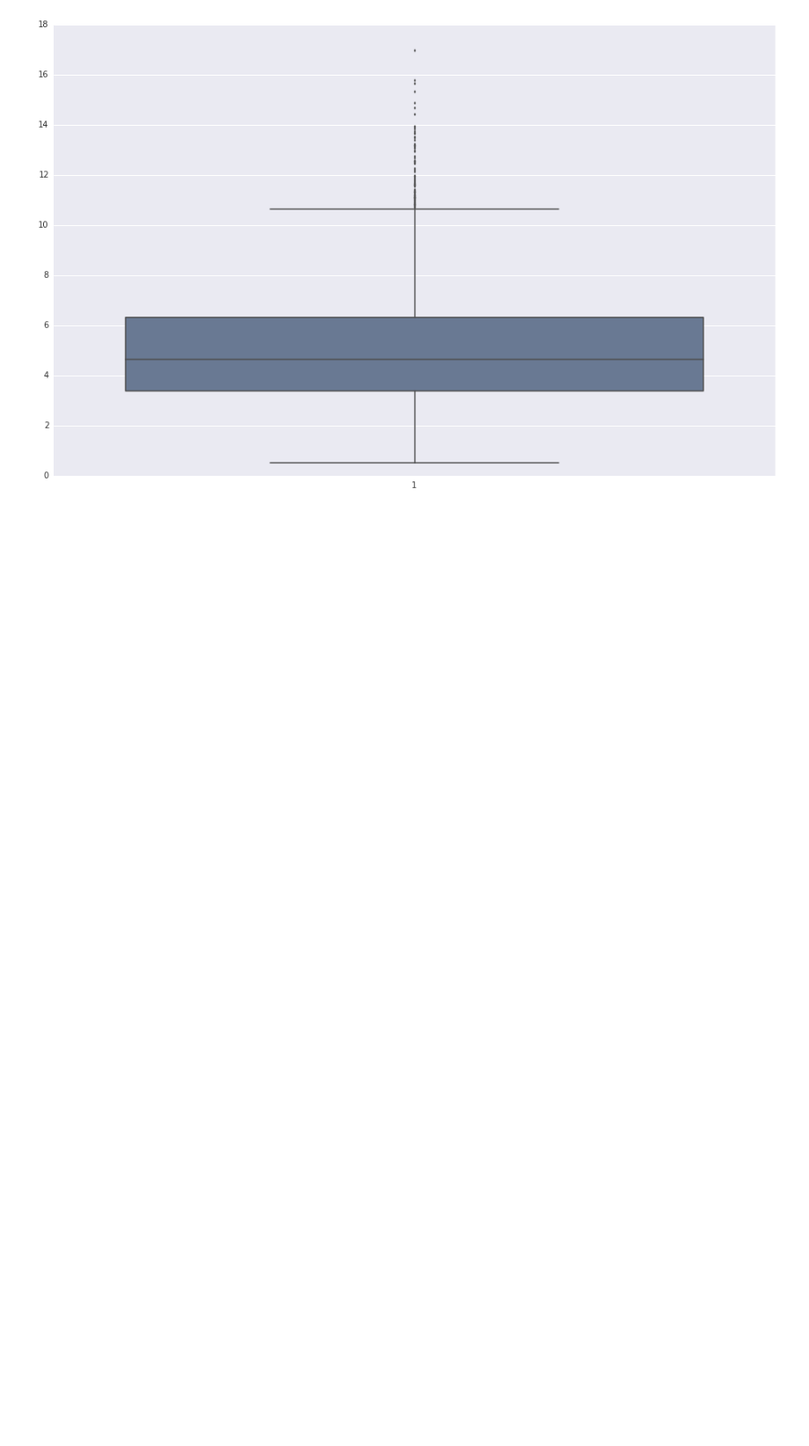
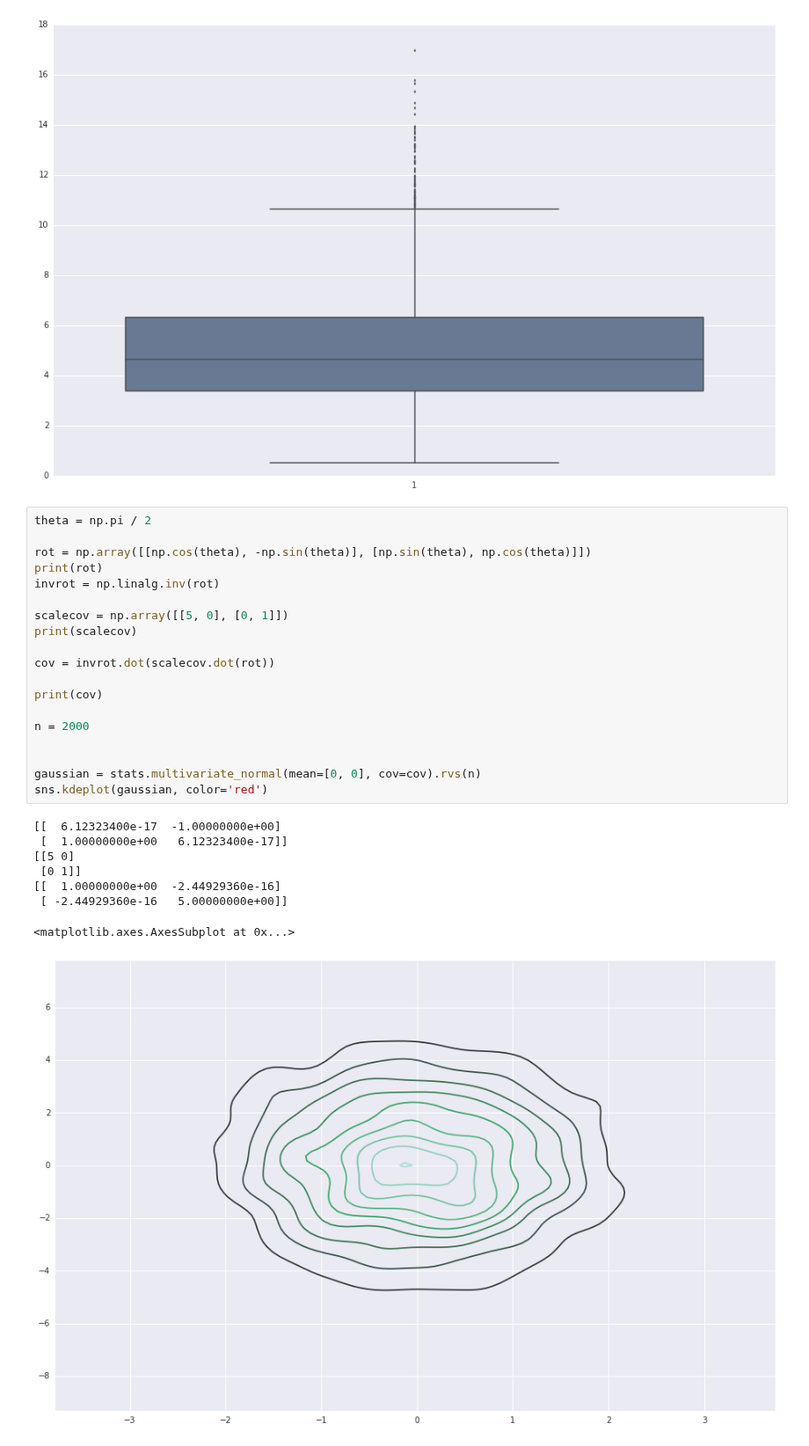
Before and after one commit to clarkfitzg/junkyard, a Jupyter notebook: seaborn_test.ipynb, the cells around one changed output. Shown at 88% size. Cells and saved outputs as stored; diff of their text form; blank space fills up the shorter version.

```diff
--- a/seaborn_test.ipynb
+++ b/seaborn_test.ipynb
@@ -34,3 +43,31 @@ sns.boxplot(x)
 # %% [output]
 <matplotlib.axes.AxesSubplot at 0x...>
 [figure]
+# %%
+theta = np.pi / 2
+
+rot = np.array([[np.cos(theta), -np.sin(theta)], [np.sin(theta), np.cos(theta)]])
+print(rot)
+invrot = np.linalg.inv(rot)
+
+scalecov = np.array([[5, 0], [0, 1]])
+print(scalecov)
+
+cov = invrot.dot(scalecov.dot(rot))
+
+print(cov)
+
+n = 2000
+
+
+gaussian = stats.multivariate_normal(mean=[0, 0], cov=cov).rvs(n)
+sns.kdeplot(gaussian, color='red')
+# %% [output]
+[[  6.12323400e-17  -1.00000000e+00]
+ [  1.00000000e+00   6.12323400e-17]]
+[[5 0]
+ [0 1]]
+[[  1.00000000e+00  -2.44929360e-16]
+ [ -2.44929360e-16   5.00000000e+00]]
+<matplotlib.axes.AxesSubplot at 0x...>
+[figure, added]
```
Also changed, not shown: parts of 3 cells of this notebook, 3 other files.
